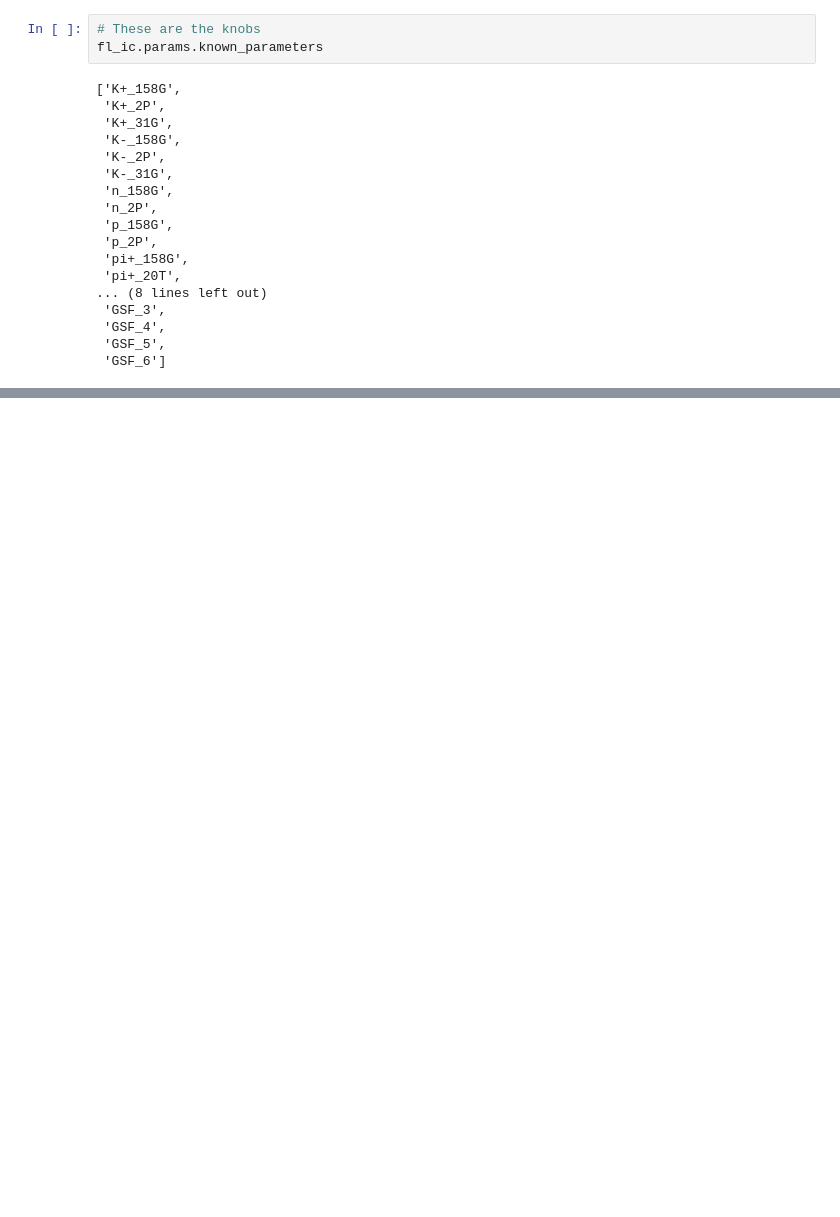
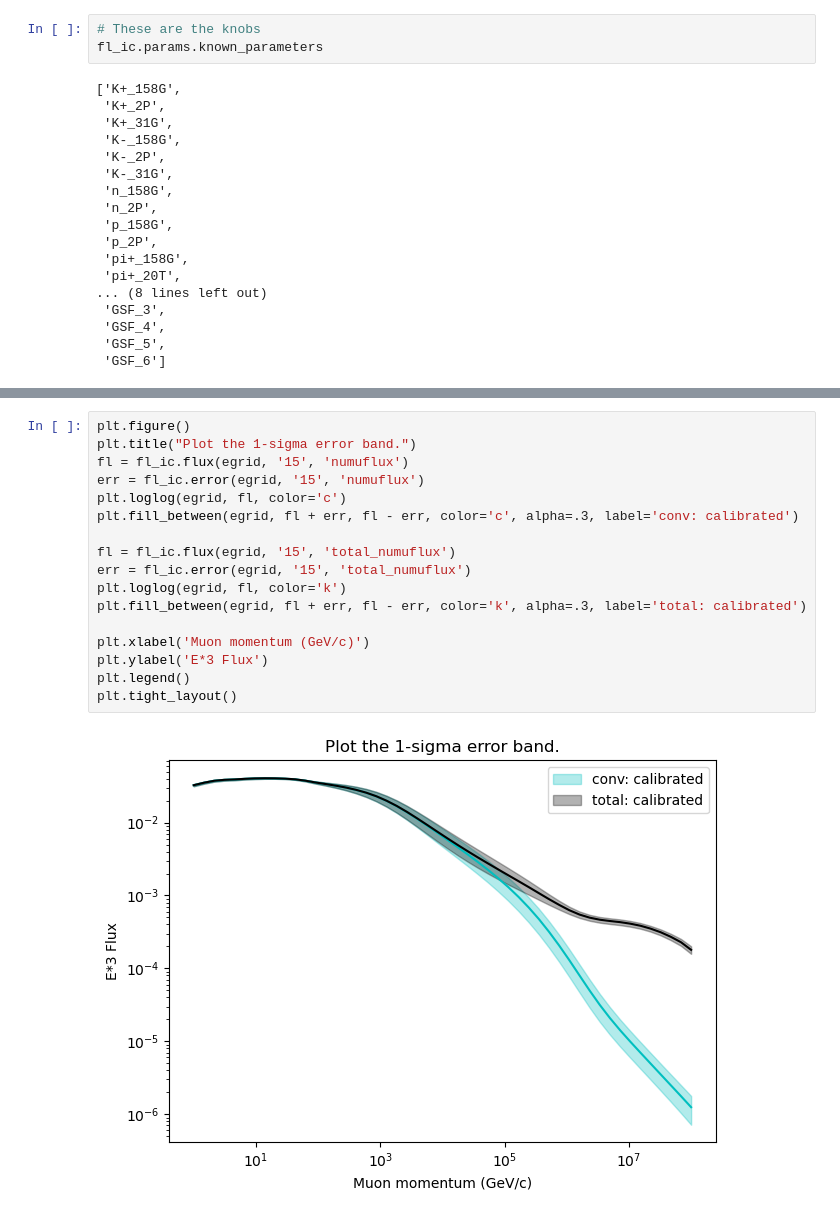
Before and after one commit to mceq-project/daemonflux, a Jupyter notebook: examples/example.ipynb, the cells around one changed output, grey strips where cells are left out. Drawn from its saved outputs; the diff is of its cells as text; blank space fills up the shorter version.

```diff
--- a/examples/example.ipynb
+++ b/examples/example.ipynb
@@ -79,0 +96,19 @@ plt.tight_layout()
+# %%
+plt.figure()
+plt.title("Plot the 1-sigma error band.")
+fl = fl_ic.flux(egrid, '15', 'numuflux')
+err = fl_ic.error(egrid, '15', 'numuflux')
+plt.loglog(egrid, fl, color='c')
+plt.fill_between(egrid, fl + err, fl - err, color='c', alpha=.3, label='conv: calibrated')
+
+fl = fl_ic.flux(egrid, '15', 'total_numuflux')
+err = fl_ic.error(egrid, '15', 'total_numuflux')
+plt.loglog(egrid, fl, color='k')
+plt.fill_between(egrid, fl + err, fl - err, color='k', alpha=.3, label='total: calibrated')
+
+plt.xlabel('Muon momentum (GeV/c)')
+plt.ylabel('E*3 Flux')
+plt.legend()
+plt.tight_layout()
+# %% [output]
+[figure, added]
```
Also changed, not shown: parts of 8 cells of this notebook, 3 other files.
